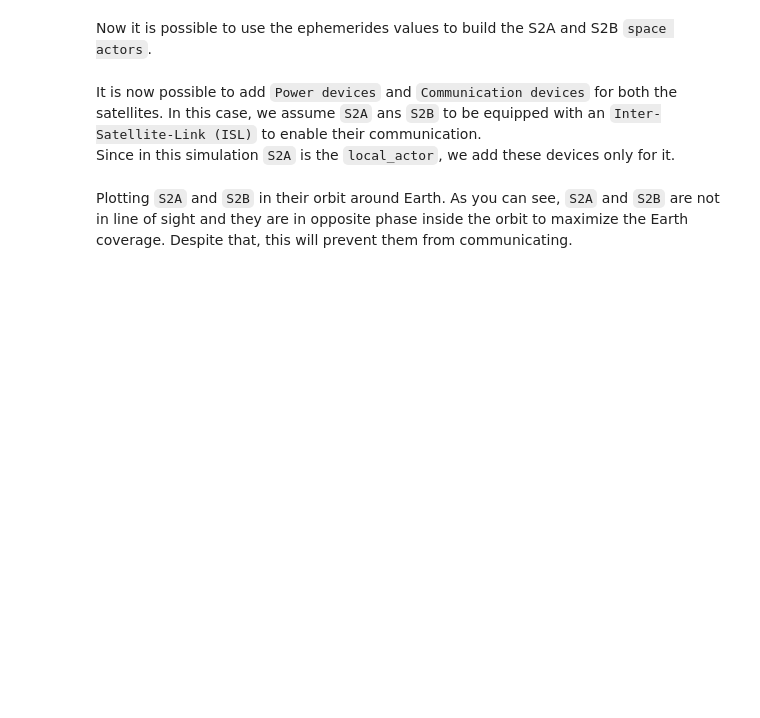
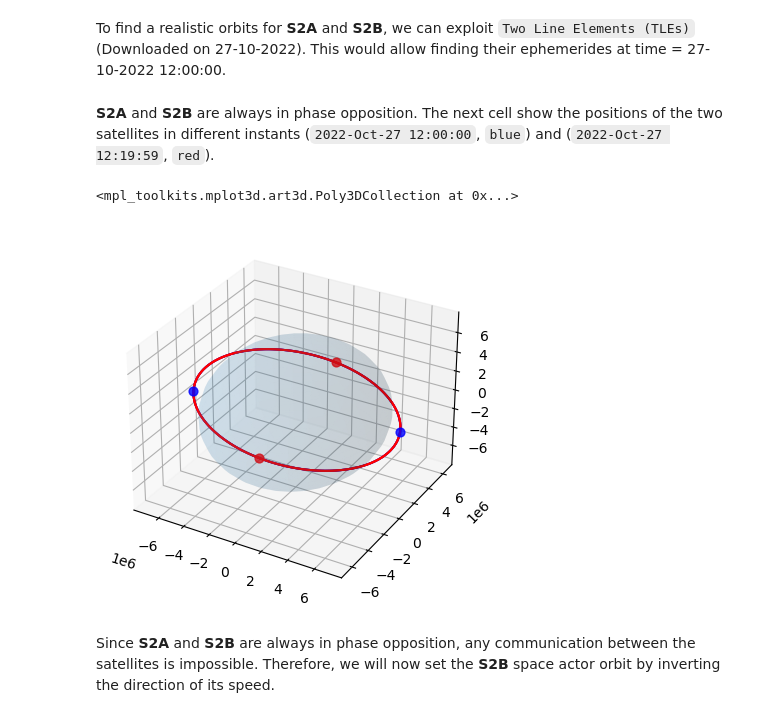
Before and after one commit to aidotse/PASEOS, a Jupyter notebook: examples/Sentine2_example_notebook.ipynb, the cells around one changed output. Saved outputs shown, nothing was run; the diff lists cells and outputs as text; code cells hidden in the pictures; blank space fills up the shorter version.

```diff
--- a/examples/Sentine2_example_notebook.ipynb
+++ b/examples/Sentine2_example_notebook.ipynb
@@ -35,4 +44,9 @@ The next step is adding an orbit. To this aim it is possible to use  `Two-Lines
+# %% [markdown]
+To find a realistic orbits for **S2A** and **S2B**, we can exploit `Two Line Elements (TLEs)` (Downloaded on 27-10-2022). This would allow finding their ephemerides at time = 27-10-2022 12:00:00.
 # %%
+#Define today (27-10-22)
+today = pk.epoch(8335.5,"mjd2000")
+
 sentinel2A_line1 = "1 40697U 15028A   22300.01175178 -.00001065  00000+0 -38995-3 0  9999"
 sentinel2A_line2 = "2 40697  98.5650  12.8880 0001080  78.8662 281.2690 14.30806819383668"
 sentinel2A = pk.planet.tle(sentinel2A_line1, sentinel2A_line2)
@@ -46,8 +60,23 @@ sentinel2B = pk.planet.tle(sentinel2B_line1, sentinel2B_line2)
 
 #Calculating S2B ephemerides.
 sentinel2B_eph=sentinel2B.eph(today)
-# %% [markdown]
-Now it is possible to use the ephemerides values to build the S2A and S2B `space actors`.
+# %% [markdown]
+**S2A** and **S2B** are always in phase opposition. The next cell show the positions of the two satellites in different instants (`2022-Oct-27 12:00:00`, `blue`) and (`2022-Oct-27 12:19:59`, `red`).
+# %%
+u, v = np.mgrid[0:2 * np.pi:30j, 0:np.pi:30j]
+x = pk.EARTH_RADIUS * np.cos(u) * np.sin(v)
+y = pk.EARTH_RADIUS * np.sin(u) * np.sin(v)
+z = pk.EARTH_RADIUS * np.cos(v)
+ax=pk.orbit_plots.plot_planet(sentinel2A,t0=today, color="b")
+ax=pk.orbit_plots.plot_planet(sentinel2B,t0=today, axes=ax, color="b")
+ax=pk.orbit_plots.plot_planet(sentinel2A,t0=pk.epoch(today.mjd2000 + 60 * 20 * pk.SEC2DAY), axes=ax, color="r")
+ax=pk.orbit_plots.plot_planet(sentinel2B,t0=pk.epoch(today.mjd2000 + 60 * 20 * pk.SEC2DAY), axes=ax, color="r")
+ax.plot_surface(x,y,z,alpha=0.1)
+# %% [output]
+<mpl_toolkits.mplot3d.art3d.Poly3DCollection at 0x...>
+[figure, added]
+# %% [markdown]
+Since **S2A** and **S2B** are always in phase opposition, any communication between the satellites is impossible. Therefore, we will now set the **S2B** space actor orbit by inverting the direction of its speed.
 # %%
 #Adding orbits around Earth based on previously calculated ephemerides
 ActorBuilder.set_orbit(S2A, sentinel2A_eph[0], sentinel2A_eph[1], today, earth)
@@ -55,2 +85,0 @@ ActorBuilder.set_orbit(S2B, sentinel2B_eph[0], sentinel2B_eph[1], today, earth)
-# %% [markdown]
-It is now possible to add `Power devices` and `Communication devices` for both the satellites. In this case, we assume `S2A` ans `S2B` to be equipped with an `Inter-Satellite-Link (ISL)` to enable their communication. <br> Since in this simulation `S2A` is the `local_actor`, we add these devices only for it.
@@ -62,2 +85,0 @@ ActorBuilder.add_comm_device(S2A, "isl_transmitter", 10000)
-# %% [markdown]
-Plotting `S2A` and `S2B` in their orbit around Earth. As you can see, `S2A` and `S2B` are not in line of sight and they are in opposite phase inside the orbit to maximize the Earth coverage. Despite that, this will prevent them from communicating.
```
Also changed, not shown: parts of 24 cells of this notebook.
